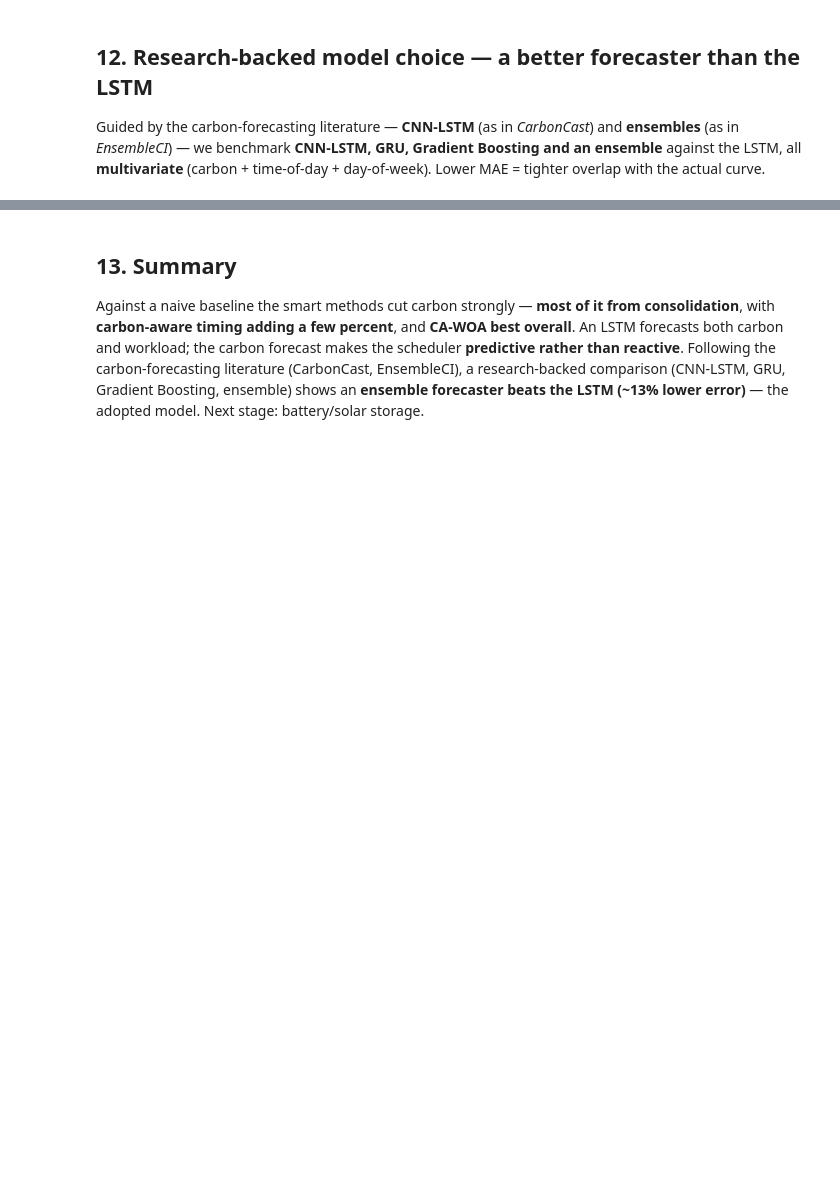
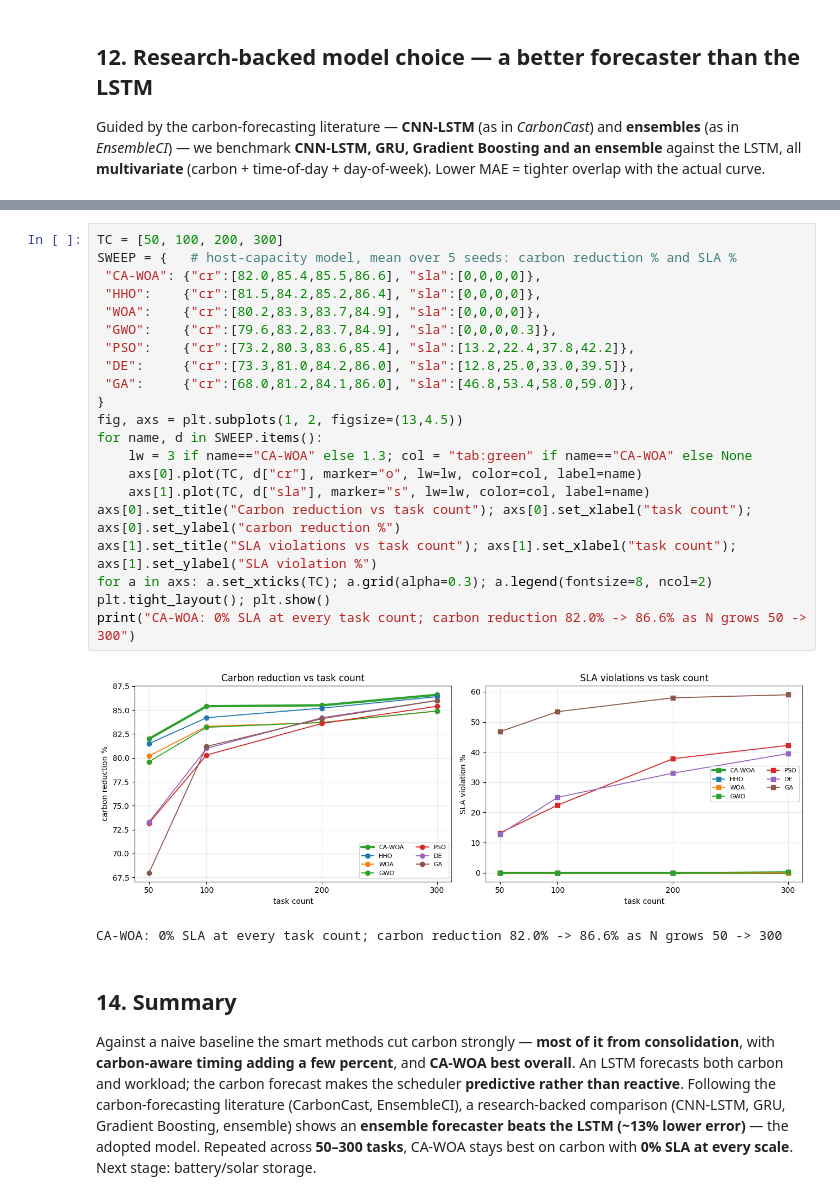
Before and after one commit to Navaneetha13/carbon-aware-scheduler, a Jupyter notebook: notebooks/carbon_aware_scheduling.ipynb, the cells around one changed output, grey strips where cells are left out. Saved outputs shown, nothing was run; the diff lists cells and outputs as text; blank space fills up the shorter version.

```diff
--- a/notebooks/carbon_aware_scheduling.ipynb
+++ b/notebooks/carbon_aware_scheduling.ipynb
@@ -333,8 +339,33 @@ Adopted model: Ensemble
+# %%
+TC = [50, 100, 200, 300]
+SWEEP = {   # host-capacity model, mean over 5 seeds: carbon reduction % and SLA %
+ "CA-WOA": {"cr":[82.0,85.4,85.5,86.6], "sla":[0,0,0,0]},
+ "HHO":    {"cr":[81.5,84.2,85.2,86.4], "sla":[0,0,0,0]},
+ "WOA":    {"cr":[80.2,83.3,83.7,84.9], "sla":[0,0,0,0]},
+ "GWO":    {"cr":[79.6,83.2,83.7,84.9], "sla":[0,0,0,0.3]},
+ "PSO":    {"cr":[73.2,80.3,83.6,85.4], "sla":[13.2,22.4,37.8,42.2]},
+ "DE":     {"cr":[73.3,81.0,84.2,86.0], "sla":[12.8,25.0,33.0,39.5]},
+ "GA":     {"cr":[68.0,81.2,84.1,86.0], "sla":[46.8,53.4,58.0,59.0]},
+}
+fig, axs = plt.subplots(1, 2, figsize=(13,4.5))
+for name, d in SWEEP.items():
+    lw = 3 if name=="CA-WOA" else 1.3; col = "tab:green" if name=="CA-WOA" else None
+    axs[0].plot(TC, d["cr"], marker="o", lw=lw, color=col, label=name)
+    axs[1].plot(TC, d["sla"], marker="s", lw=lw, color=col, label=name)
+axs[0].set_title("Carbon reduction vs task count"); axs[0].set_xlabel("task count"); axs[0].set_ylabel("carbon reduction %")
+axs[1].set_title("SLA violations vs task count"); axs[1].set_xlabel("task count"); axs[1].set_ylabel("SLA violation %")
+for a in axs: a.set_xticks(TC); a.grid(alpha=0.3); a.legend(fontsize=8, ncol=2)
+plt.tight_layout(); plt.show()
+print("CA-WOA: 0% SLA at every task count; carbon reduction 82.0% -> 86.6% as N grows 50 -> 300")
+# %% [output]
+[figure, added]
+CA-WOA: 0% SLA at every task count; carbon reduction 82.0% -> 86.6% as N grows 50 -> 300
 # %% [markdown]
-## 13. Summary
+## 14. Summary
 Against a naive baseline the smart methods cut carbon strongly — **most of it from consolidation**, with
 **carbon-aware timing adding a few percent**, and **CA-WOA best overall**. An LSTM forecasts both carbon
 and workload; the carbon forecast makes the scheduler **predictive rather than reactive**. Following the
 carbon-forecasting literature (CarbonCast, EnsembleCI), a research-backed comparison (CNN-LSTM, GRU, Gradient
 Boosting, ensemble) shows an **ensemble forecaster beats the LSTM (~13% lower error)** — the adopted model.
-Next stage: battery/solar storage.
+Repeated across **50–300 tasks**, CA-WOA stays best on carbon with **0% SLA at every scale**. Next stage:
+battery/solar storage.
```
Also changed, not shown: parts of 3 cells of this notebook, 7 other files.
